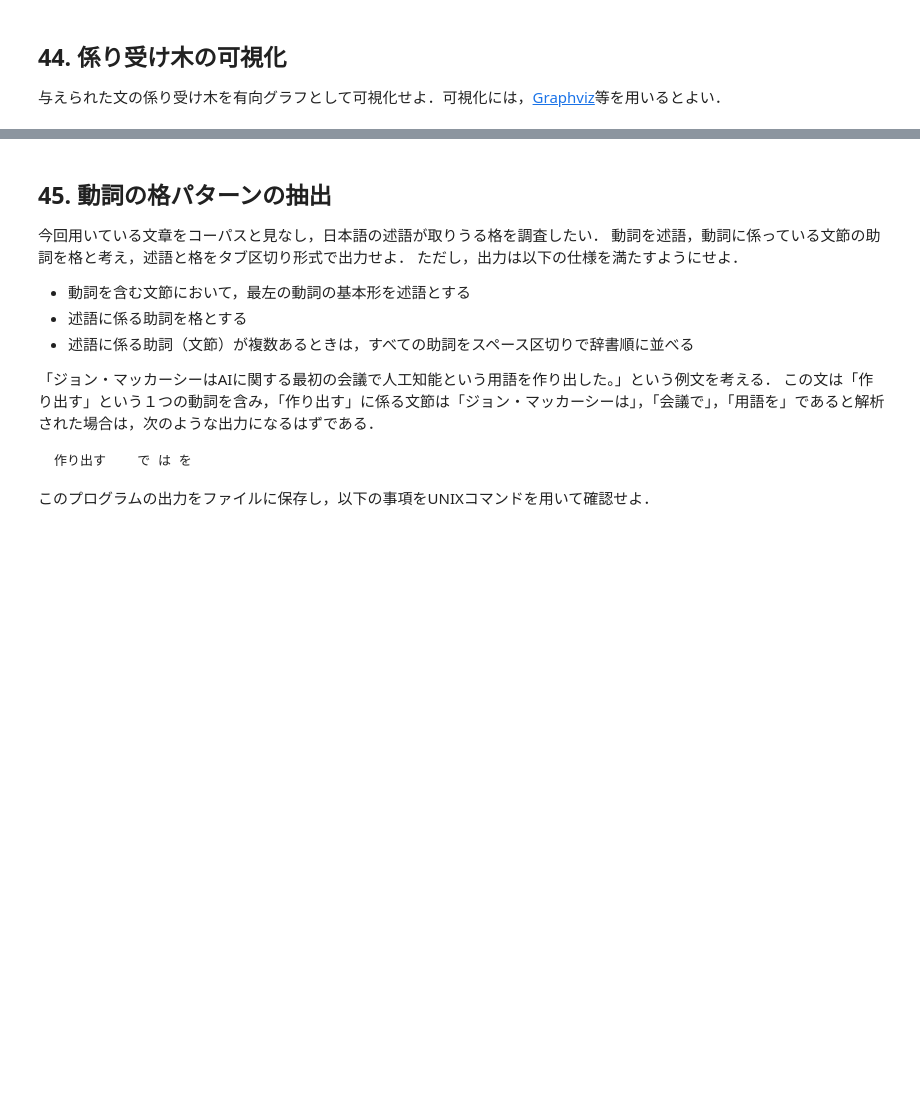
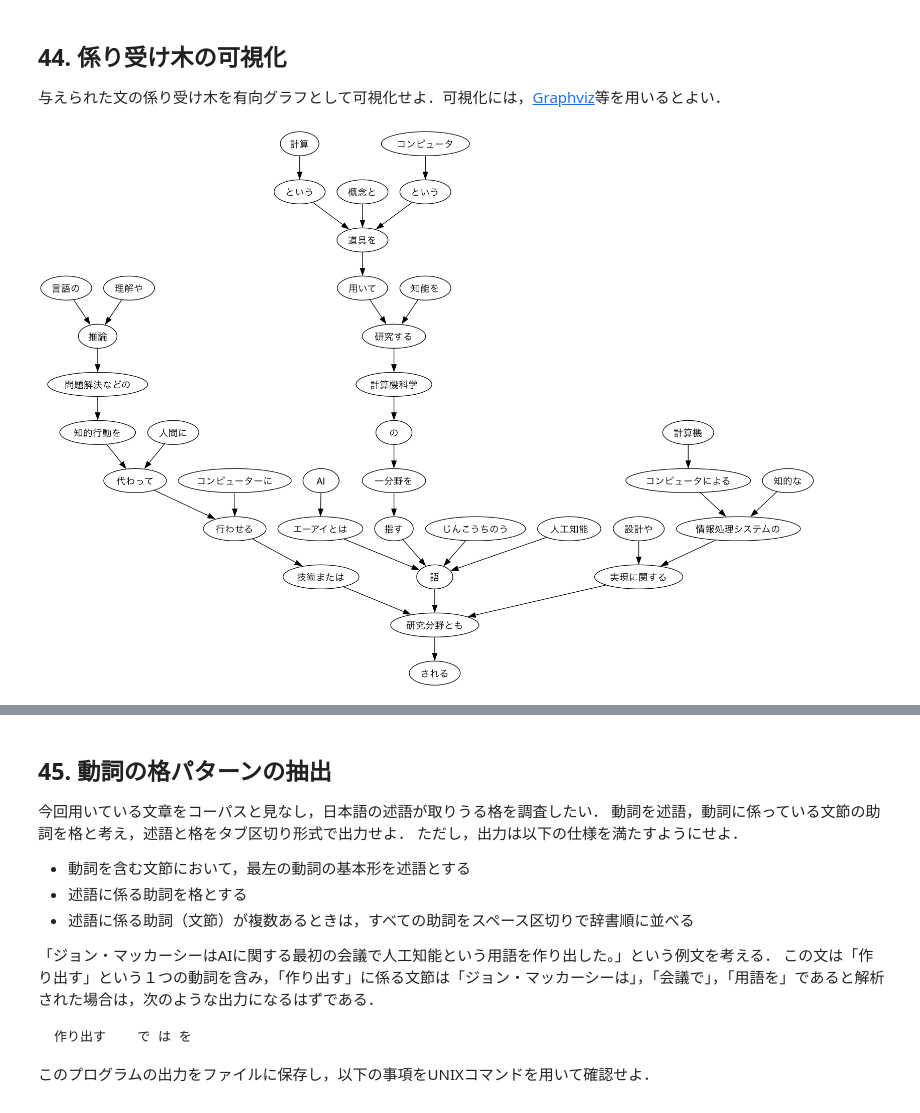
Before and after one commit to fuji029/nlp-100, a Jupyter notebook: 05/ch05.ipynb, the cells around one changed output, grey strips where cells are left out. Cells and saved outputs as stored; diff of their text form; code cells hidden in the pictures; blank space fills up the shorter version.

```diff
--- a/05/ch05.ipynb
+++ b/05/ch05.ipynb
@@ -67,44 +67,41 @@ class Chunk(object):
         self.dst = dst
         self.srcs = srcs
 # %%
-from collections import defaultdict
+
 with open("data/ai.ja.parsed.txt", "r") as f:
     sentences = f.read().split("EOS\n")
-    sentence_chunk = list()
     chunks = list()
     for sentence in sentences:
+        sentence_chunk = list()
         lines = sentence.rstrip().split("\n")
         morphs = list()
         index = ""
-        ids = defaultdict(list)
+        ids = [list() for _ in range(len(lines))]
         for line in lines:
             if(len(line) == 0):
                 continue
             if(line.startswith("*")):
                 if(len(morphs)):
                     items = index.split()
-                    dst = int(items[2])
+                    dst = int(items[2][:-1])
                     src = int(items[1])
-                    ids[dst].append(src)
-                    sentence_chunk.append(Chunk(morphs, dst))
+                    if(dst != -1):
+                        ids[dst].append(src)
+                    sentence_chunk.append([morphs, dst])
                     morphs = list()
                 index = line
                 continue
             morphs.append(Morph(line))
         if(len(morphs)):
             items = index.split()
-            dst = int(items[2])
+            dst = int(items[2][:-1])
             src = int(items[1])
-            ids[dst].append(src)
-            sentence_chunk.append(Chunk(morphs, dst))
+            if(dst != -1):
+                ids[dst].append(src)
+            sentence_chunk.append([morphs, dst])
         if(len(sentence_chunk)):
-            for i in range(len(sentence_chunk)):
-                sentence_chunk[i].srcs += ids[str(i)+"D"]
-            chunks.append(sentence_chunk)
-            sentence_chunk = list()
+            chunks.append([Chunk(morphs, dst, srcs) for (morphs, dst), srcs in zip(sentence_chunk, ids)])
 
 
-
-
-pprint([[f"id={i}", f"srcs={item.srcs}", f"dst={item.dst}", [iitem.__dict__ for iitem in item.morphs]] for i, item in enumerate(chunks[1])])
+pprint([[f"id: {i}", f"srcs: {item.srcs}", f"dst: {item.dst}", f"morphs: {[iitem.__dict__ for iitem in item.morphs]}"] for i, item in enumerate(chunks[1])])
 # %% [output]
@@ -206,16 +205,25 @@ with open("./data/ai.ja.noun.src.verb.dst.txt", "w") as f:
 # %%
 import graphviz
 
 def show_tree(chunks):
     dot = graphviz.Digraph(format='png', comment='tree')
     dot.attr('node', fontname = 'Meiryo UI')
     dot.attr('edge', fontname = 'Meiryo UI')
     for i, chunk in enumerate(chunks):
+        if(chunk.dst == -1):
+            continue
         src = "".join([item.surface if item.pos != "記号" else '' for item in chunk.morphs])
-        dst = "".join([item.surface if item.pos != "記号" else '' for item in chunks[int(chunk.dst[:-1])].morphs])
+        dst = "".join([item.surface if item.pos != "記号" else '' for item in chunks[chunk.dst].morphs])
         dot.node(str(i), src)
-        dot.node(chunk.dst[:-1], dst)
-        dot.edge(str(i), chunk.dst[:-1])
+        dot.node(str(chunk.dst), dst)
+        dot.edge(str(i), str(chunk.dst))
     dot.render('./data/tree.gv')
 
 show_tree(chunks[1])
+
+from IPython.display import Image
+
+file_name = "./data/tree.gv.png"
+Image(file_name)
+# %% [output]
+[figure, added]
```
Also changed, not shown: parts of 10 cells of this notebook, 4 other files.
